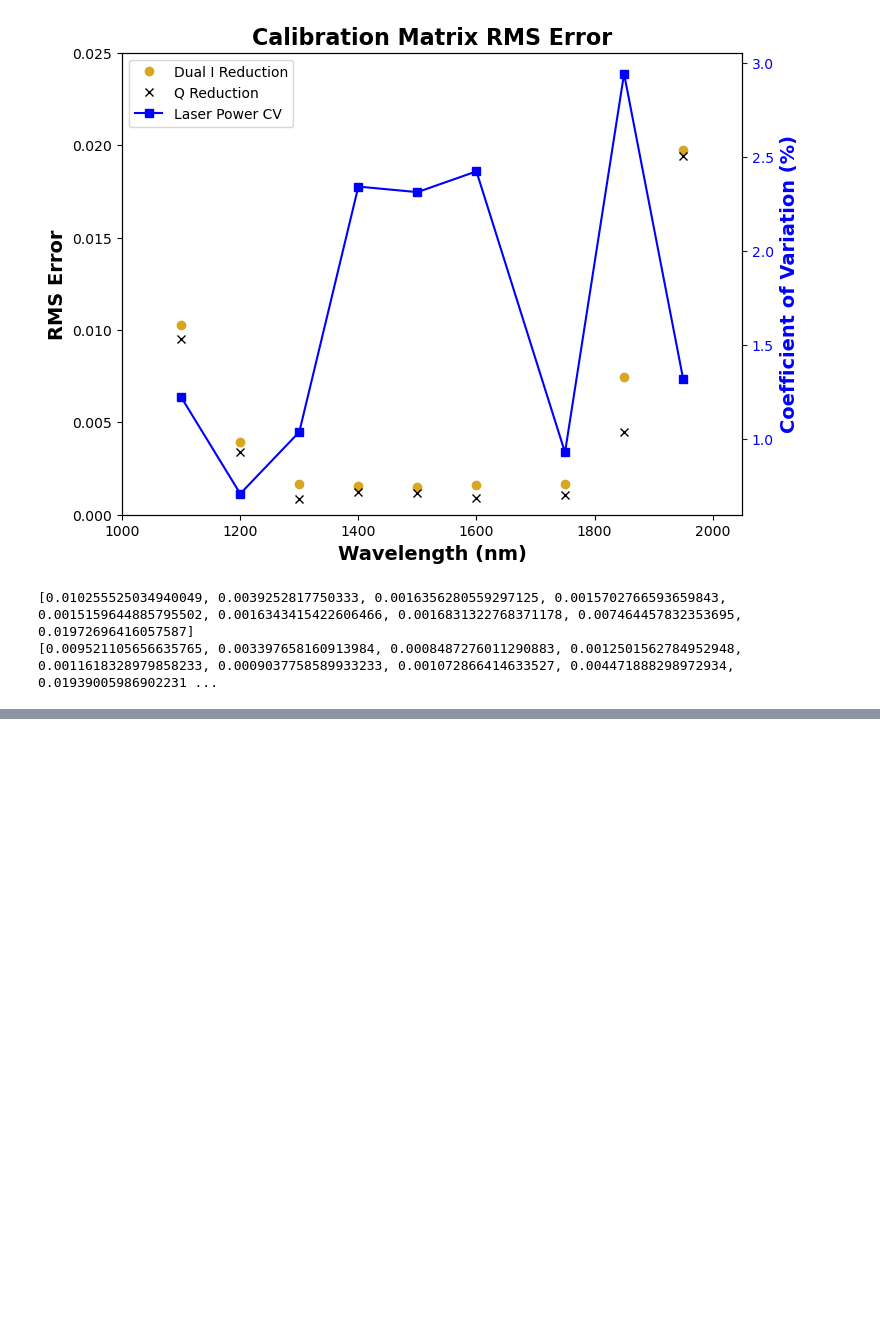
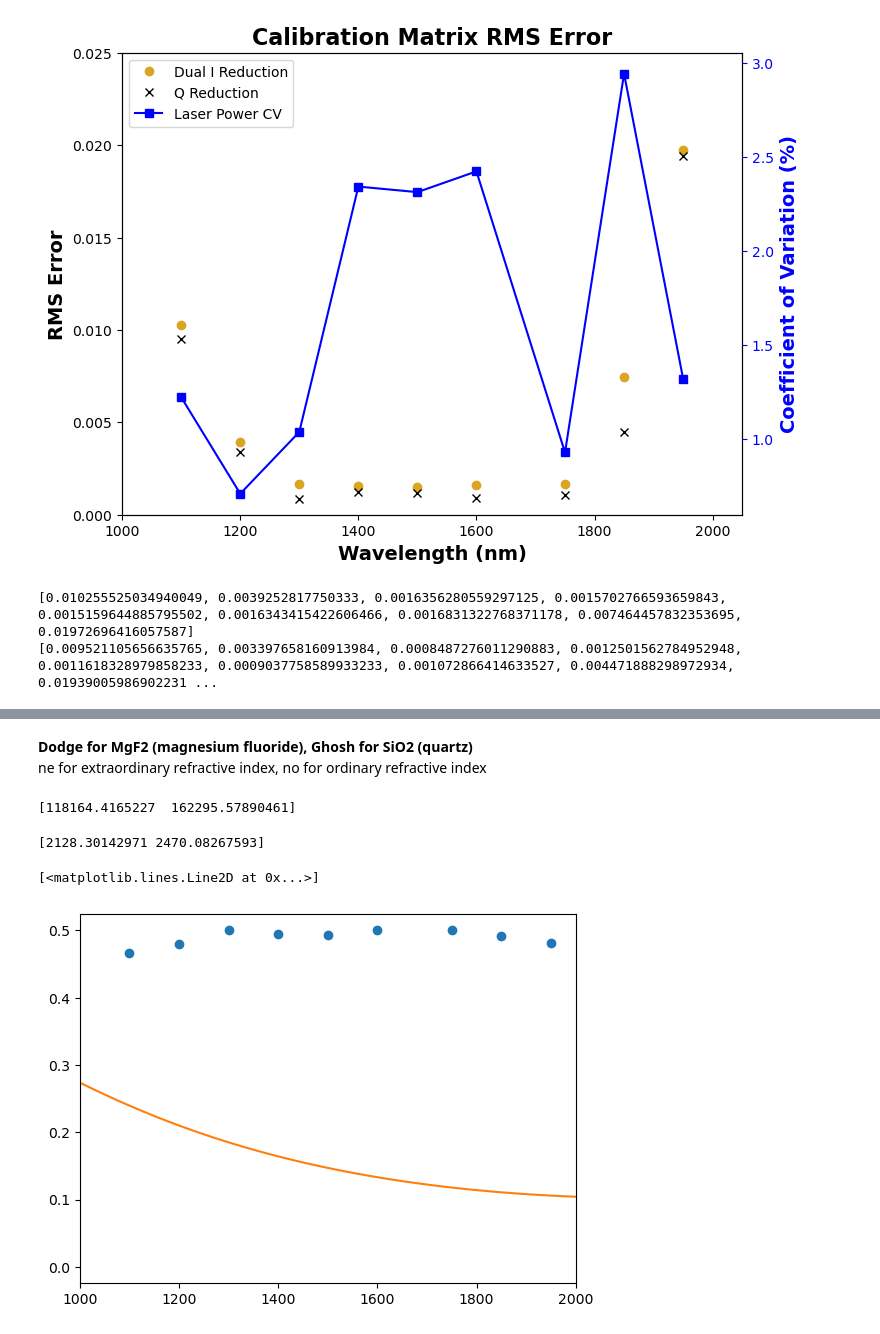
Before and after one commit to wcmelby/wcmelby-HWP_Characterizations, a Jupyter notebook: SuperK_Select_Data/JHK_Plate/JHK_SuperK_Analysis.ipynb, the cells around one changed output, grey strips where cells are left out. Saved outputs shown, nothing was run; the diff lists cells and outputs as text; code cells hidden in the pictures; blank space fills up the shorter version.

```diff
--- a/SuperK_Select_Data/JHK_Plate/JHK_SuperK_Analysis.ipynb
+++ b/SuperK_Select_Data/JHK_Plate/JHK_SuperK_Analysis.ipynb
@@ -922,3 +678,54 @@ Dodge for MgF2, Ghosh for SiO2 (quartz)
+# %% [markdown]
+**Dodge for MgF2 (magnesium fluoride), Ghosh for SiO2 (quartz)** <br>
+ne for extraordinary refractive index, no for ordinary refractive index
 # %%
-n_e = np.loadtxt("/home/shared/exoserver/Lab_Data/Mueller_Matrix_Polarimeter/L_Plate_Characterization/SuperK_Select_Data/Dodge-e.csv", delimiter=",",skiprows=1)
-n_o = np.loadtxt("/home/shared/exoserver/Lab_Data/Mueller_Matrix_Polarimeter/L_Plate_Characterization/SuperK_Select_Data/Dodge-o.csv", delimiter=",",skiprows=1)
+MgF2_ne = np.loadtxt("../Dodge-e.csv", delimiter=",",skiprows=1)
+MgF2_no = np.loadtxt("../Dodge-o.csv", delimiter=",",skiprows=1)
+SiO2_ne = np.loadtxt("../Ghosh-e.csv", delimiter=",",skiprows=1)
+SiO2_no = np.loadtxt("../Ghosh-o.csv", delimiter=",",skiprows=1)
+# %%
+def predicted_retardance(d1, d2, MgF2_ne, MgF2_no, SiO2_ne, SiO2_no):
+    """
+    Computes the retardance of a waveplate made of MgF2 and Quartz.
+    Returns wavelengths and predicted retardance.
+    """
+    w = SiO2_ne[:, 0]  # Use the Quartz wavelengths as reference grid
+
+    MgF2_ne_interp = np.interp(w, MgF2_ne[:, 0], MgF2_ne[:, 1])
+    MgF2_no_interp = np.interp(w, MgF2_no[:, 0], MgF2_no[:, 1])
+    SiO2_ne_interp = np.interp(w, SiO2_ne[:, 0], SiO2_ne[:, 1])
+    SiO2_no_interp = np.interp(w, SiO2_no[:, 0], SiO2_no[:, 1])
+
+    # Calculate birefringence
+    delta_mgf2 = MgF2_ne_interp - MgF2_no_interp
+    delta_quartz = -(SiO2_ne_interp - SiO2_no_interp)  # Negative due to 90° rotation
+
+    # Compute the retardance in waves
+    predicted_retardance = (1 / w) * (delta_mgf2 * d1 + delta_quartz * d2)
+
+    # convert wavelength from microns to nm, and constrain retardance from 0 to 0.5 waves
+    return w*1000, predicted_retardance%0.5
+# %%
+def fit_function(wavelengths, d1, d2):
+    w, pred_retardance = predicted_retardance(d1, d2, MgF2_ne, MgF2_no, SiO2_ne, SiO2_no)
+    return np.interp(wavelengths, w, pred_retardance)
+# %%
+opt_params, cov_matrix = curve_fit(fit_function, wavelengths, Q_retardances, p0=[1000, 1000])
+print(opt_params)
+# %% [output]
+[118164.4165227  162295.57890461]
+# %%
+opt_params, cov_matrix = curve_fit(fit_function, wavelengths, Q_retardances, p0=[1000, 1000])
+print(opt_params)
+# w, prediction = predicted_retardance(opt_params[0], opt_params[1], MgF2_ne, MgF2_no, SiO2_ne, SiO2_no)
+w, prediction = predicted_retardance(1200, 1500, MgF2_ne, MgF2_no, SiO2_ne, SiO2_no)
+
+
+plt.plot(wavelengths, Q_retardances, 'o', label='Measured Retardance')
+plt.xlim([1000, 2000])
+# plt.ylim([0, 1])
+plt.plot(w, prediction, label='Predicted Retardance')
+# %% [output]
+[2128.30142971 2470.08267593]
+[<matplotlib.lines.Line2D at 0x...>]
+[figure, added]
```
Also changed, not shown: parts of 19 cells of this notebook, 3 other files.
